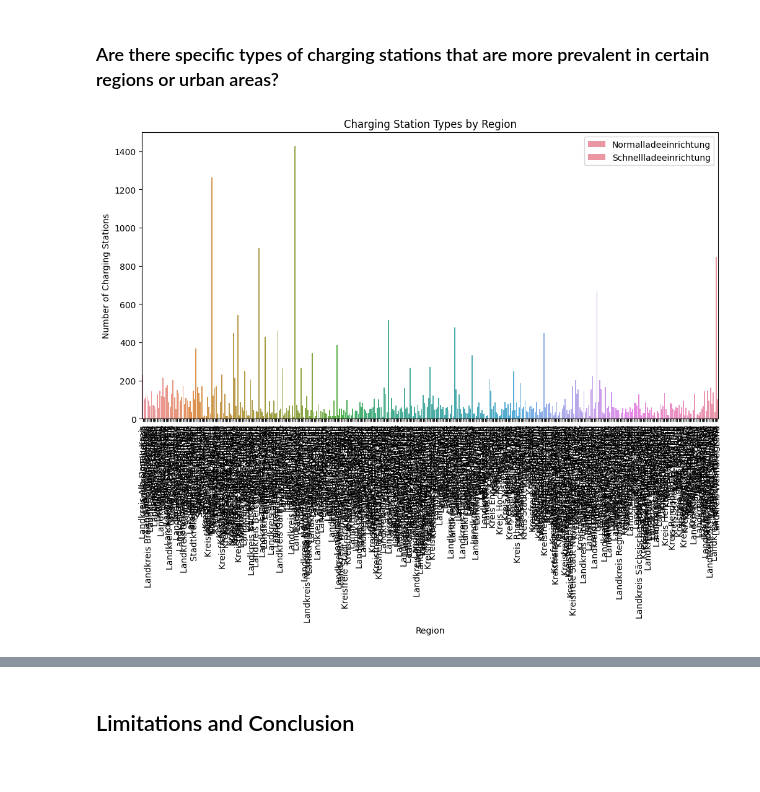
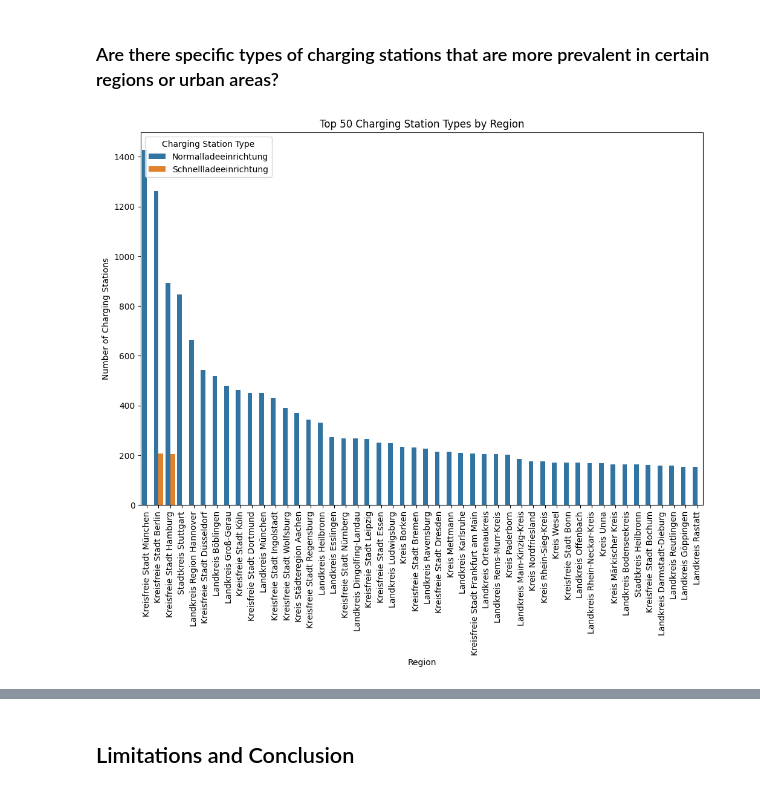
Before and after one commit to mdhasanai/2023-amse-template, a Jupyter notebook: project/report.ipynb, the cells around one changed output, grey strips where cells are left out. Saved outputs shown, nothing was run; the diff lists cells and outputs as text; code cells hidden in the pictures.

```diff
--- a/project/report.ipynb
+++ b/project/report.ipynb
@@ -157,31 +157,21 @@ plt.show()
 [figure]
 # %% [markdown]
 ### Are there specific types of charging stations that are more prevalent in certain regions or urban areas?
-# %%
-import seaborn as sns
-import matplotlib.pyplot as plt
-
-# Group charging station types by region
-charging_station_types_by_region = merged_df.groupby('Kreis/kreisfreie Stadt')['Art der Ladeeinrichung'].value_counts().unstack().fillna(0)
-# Get unique charging station types
-charging_station_types = merged_df['Art der Ladeeinrichung'].unique()
-# List of regions
-regions = merged_df['Kreis/kreisfreie Stadt'].unique()
-
-# Create a stacked bar plot
-plt.figure(figsize=(12, 6))
-sns.set_palette("colorblind")  # Set color palette
-
-# Plot each charging station type
-for charging_station_type in charging_station_types:
-    sns.barplot(x=regions, y=charging_station_types_by_region[charging_station_type], label=charging_station_type)
-
-# Set labels and title to plot
-plt.xlabel('Region')
-plt.ylabel('Number of Charging Stations')
-plt.title('Charging Station Types by Region')
-plt.legend()
-plt.xticks(rotation=90)
-plt.show()
-# %% [output]
-[figure, removed]
+# %%
+# Charging station types by region
+charging_station_types_by_region = merged_df.groupby('Kreis/kreisfreie Stadt')['Art der Ladeeinrichung'].value_counts().nlargest(50)
+
+# Convert the data to a DataFrame
+data = charging_station_types_by_region.reset_index(name='Count')
+
+# Plotting the data using seaborn
+plt.figure(figsize=(12, 8))
+sns.barplot(x='Kreis/kreisfreie Stadt', y='Count', hue='Art der Ladeeinrichung', data=data)
+plt.title('Top 50 Charging Station Types by Region')
+plt.xlabel('Region')
+plt.ylabel('Number of Charging Stations')
+plt.xticks(rotation=90)
+plt.legend(title='Charging Station Type')
+plt.show()
+# %% [output]
+[figure, added]
```
Also changed, not shown: parts of 1 cell of this notebook, 1 other file.
